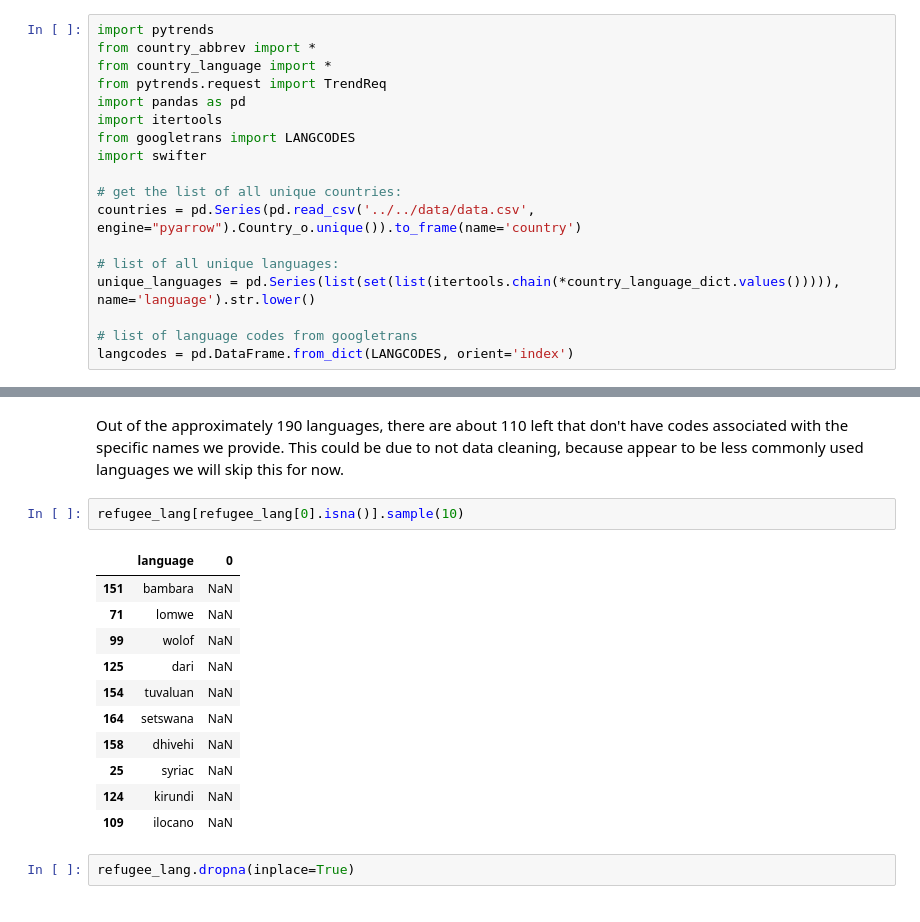
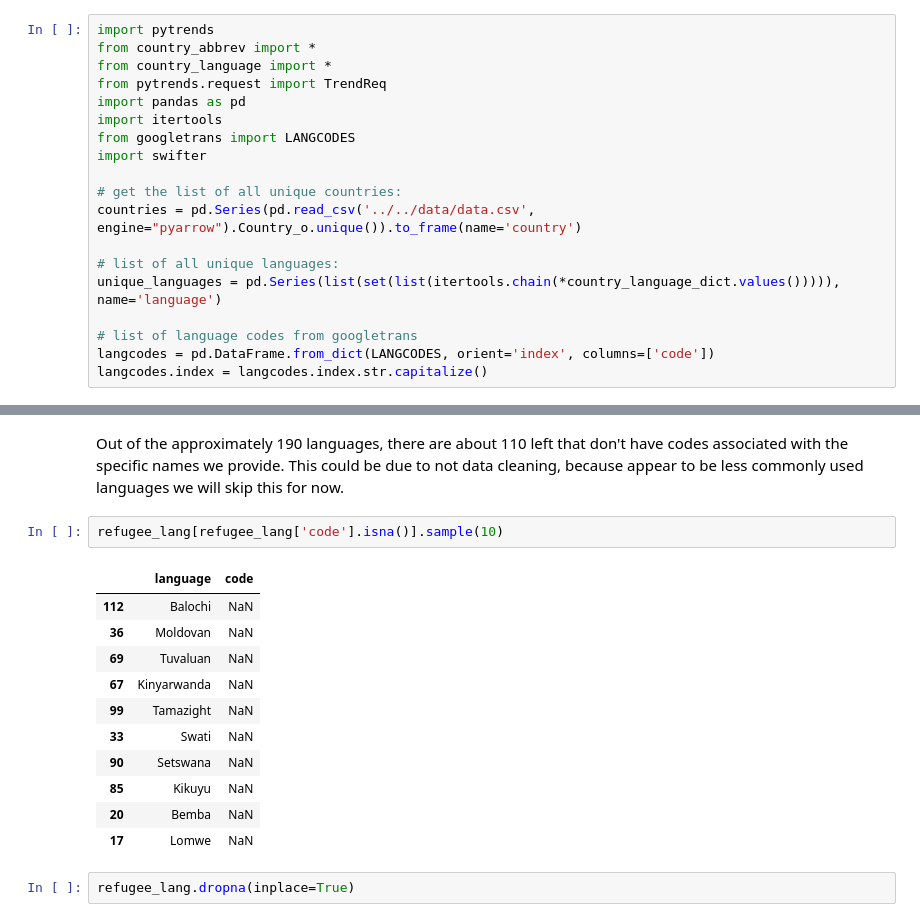
Before and after one commit to 4Freye/refugees, a Jupyter notebook: notebooks/trends/01_ef_trends.ipynb, the cells around one changed output, grey strips where cells are left out. Drawn from its saved outputs; the diff is of its cells as text.

```diff
--- a/notebooks/trends/01_ef_trends.ipynb
+++ b/notebooks/trends/01_ef_trends.ipynb
@@ -20,10 +20,11 @@ import swifter
 countries = pd.Series(pd.read_csv('../../data/data.csv', engine="pyarrow").Country_o.unique()).to_frame(name='country')
 
 # list of all unique languages:
-unique_languages = pd.Series(list(set(list(itertools.chain(*country_language_dict.values())))), name='language').str.lower()
+unique_languages = pd.Series(list(set(list(itertools.chain(*country_language_dict.values())))), name='language')
 
 # list of language codes from googletrans
-langcodes = pd.DataFrame.from_dict(LANGCODES, orient='index')
+langcodes = pd.DataFrame.from_dict(LANGCODES, orient='index', columns=['code'])
+langcodes.index = langcodes.index.str.capitalize()
 # %% [markdown]
 Merge list of languages
 # %%
@@ -31,19 +32,19 @@ refugee_lang = unique_languages.to_frame().merge(langcodes, left_on='language',
 # %% [markdown]
 Out of the approximately 190 languages, there are about 110 left that don't have codes associated with the specific names we provide. This could be due to not data cleaning, because appear to be less commonly used languages we will skip this for now.
 # %%
-refugee_lang[refugee_lang[0].isna()].sample(10)
+refugee_lang[refugee_lang['code'].isna()].sample(10)
 # %% [output]
-|  | language | 0 |
-| 151 | bambara | NaN |
-| 71 | lomwe | NaN |
-| 99 | wolof | NaN |
-| 125 | dari | NaN |
-| 154 | tuvaluan | NaN |
-| 164 | setswana | NaN |
-| 158 | dhivehi | NaN |
-| 25 | syriac | NaN |
-| 124 | kirundi | NaN |
-| 109 | ilocano | NaN |
+|  | language | code |
+| 112 | Balochi | NaN |
+| 36 | Moldovan | NaN |
+| 69 | Tuvaluan | NaN |
+| 67 | Kinyarwanda | NaN |
+| 99 | Tamazight | NaN |
+| 33 | Swati | NaN |
+| 90 | Setswana | NaN |
+| 85 | Kikuyu | NaN |
+| 20 | Bemba | NaN |
+| 17 | Lomwe | NaN |
 # %%
 refugee_lang.dropna(inplace=True)
 # %% [markdown]
```
Also changed, not shown: parts of 18 cells of this notebook, 1 other file.
